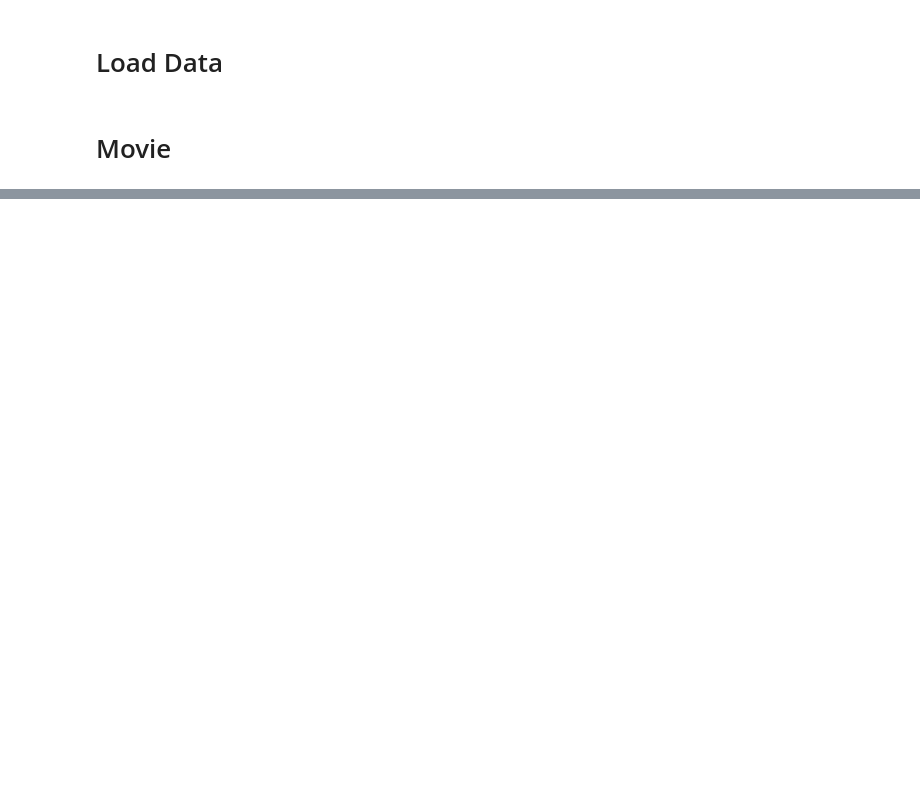
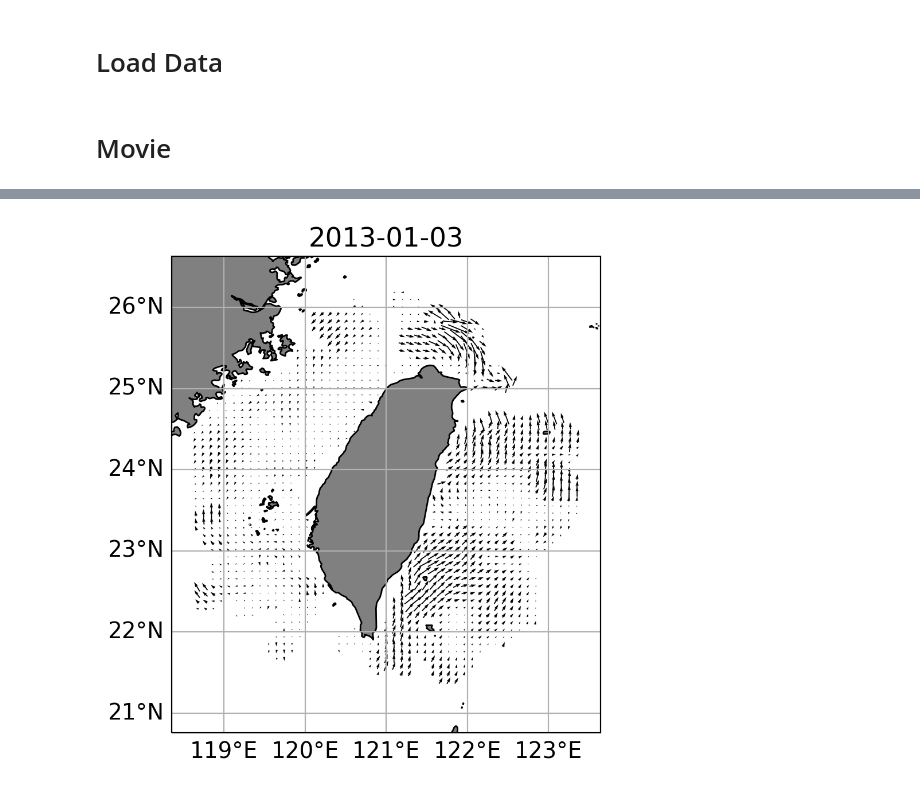
Before and after one commit to HendrikGro/TORI_Codar_Analysis, a Jupyter notebook: code/Code_TOROS_Movie.ipynb, the cells around one changed output, grey strips where cells are left out. Drawn from its saved outputs; the diff is of its cells as text; code cells hidden in the pictures; blank space fills up the shorter version.

Commit message:
movie update

```diff
--- a/code/Code_TOROS_Movie.ipynb
+++ b/code/Code_TOROS_Movie.ipynb
@@ -21,9 +15,9 @@ from math import radians, cos, sin, asin, sqrt
 # %% [markdown]
 # Load Data
 # %%
-input_path = '/home/hgrosselindemann/Downloads/'
+input_path = '/home/hgrosselindemann/Documents/TORI/'
 
-velocity = xr.open_dataset(input_path + 'velocity_filtered.nc')
+velocity = xr.open_dataset(input_path + 'velocity_raw_filtered.nc')
 # %%
 velocity_daily = velocity.resample(time='1D').mean(dim='time')
 # %% [markdown]
@@ -46,3 +38,7 @@ def custom_plotfunc(ds,fig,tt,framedim='time',**kwargs):
 # %%
-mov = Movie(velocity_daily.chunk({'time':1}),custom_plotfunc,input_check=False)
+mov = Movie(velocity_daily,custom_plotfunc,input_check=False)
+# %%
+mov.preview(2)
+# %% [output]
+[figure, added]
 # %%
```
Also changed, not shown: parts of 3 cells of this notebook.
